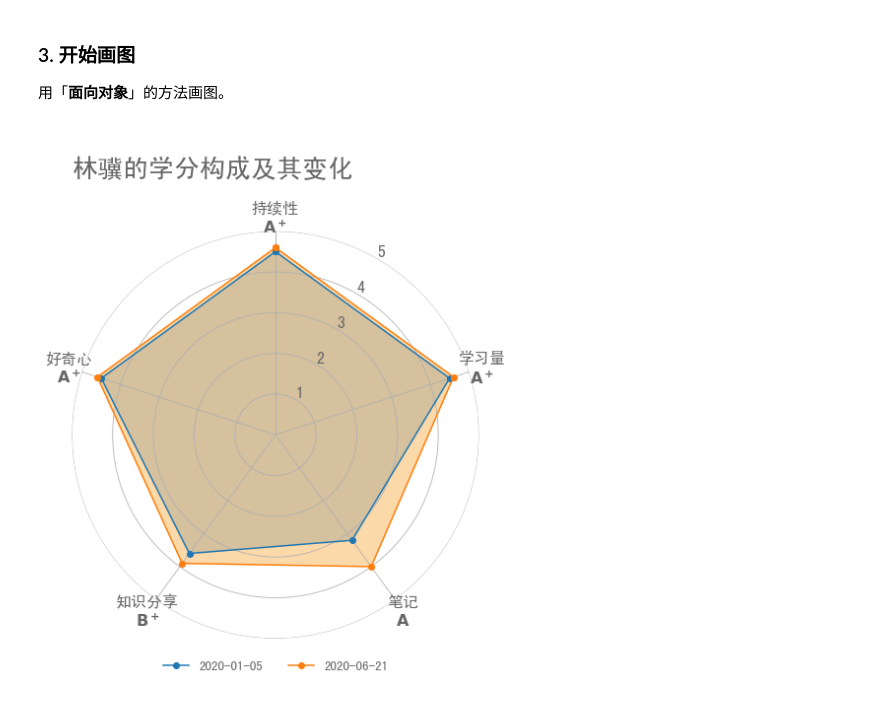
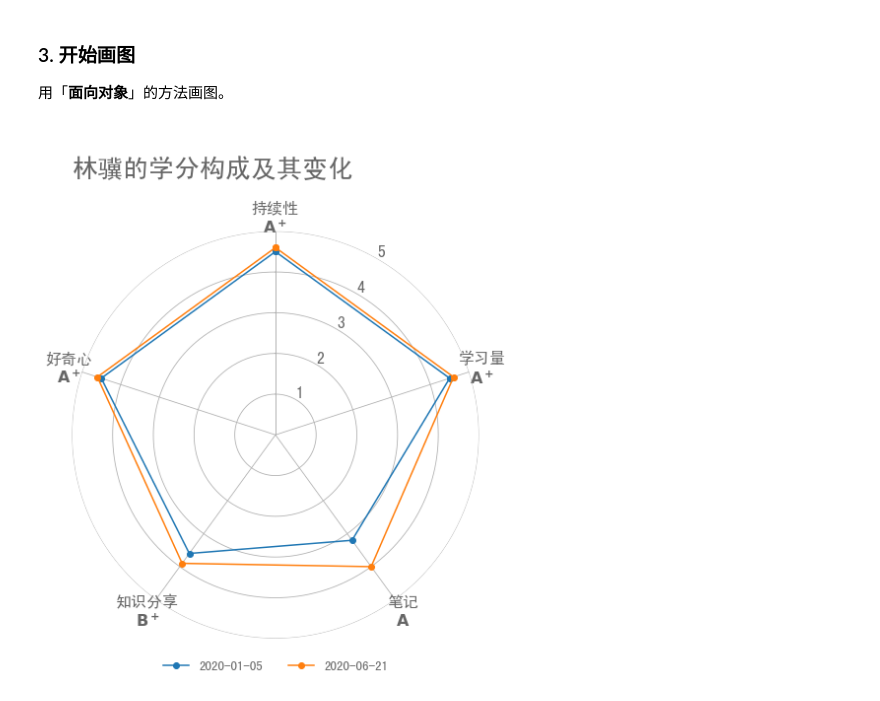
Before and after one commit to linjiwx/mp, a Jupyter notebook: 数据可视化/雷达图/用雷达图进行对比分析.ipynb, the cells around one changed output. Drawn from its saved outputs; the diff is of its cells as text; code cells hidden in the pictures.

```diff
--- a/数据可视化/雷达图/用雷达图进行对比分析.ipynb
+++ b/数据可视化/雷达图/用雷达图进行对比分析.ipynb
@@ -91,33 +91,33 @@ ax.set_thetagrids(angles*180/np.pi, labels=label)
 
 # 画雷达图，用顺时针显示
 ax.plot(angles, data0, 'o-', label=df.iloc[0, 0].strftime('%Y-%m-%d'))
 ax.plot(angles, data1, 'o-', label=df.iloc[1, 0].strftime('%Y-%m-%d'))
 
 # 设置极坐标 0° 的位置
 ax.set_theta_zero_location('N')
 
 # 设置显示的极径范围
 ax.set_rlim(0, 5)
 
 # 填充颜色
-ax.fill(angles, data0, facecolor=c['浅蓝色'], alpha=0.6)
-ax.fill(angles, data1, facecolor=c['浅橙色'], alpha=0.6)
+# ax.fill(angles, data0, facecolor=c['浅蓝色'], alpha=0.6)
+# ax.fill(angles, data1, facecolor=c['浅橙色'], alpha=0.6)
 
 # 设置极径标签，放在第一象限的中间位置
 ax.set_rlabel_position(360-360/len(data0)/2)
 
 # 设置图例显示的位置
 l = ax.legend(ncol=2, loc='lower center', frameon=False, borderaxespad=-3, fontsize=13)
 for text in l.get_texts():
     text.set_color(c['深灰色'])
 #     text.set_size(13)
 
 # 去掉最外围的黑圈
 ax.spines['polar'].set_visible(False)
 
 # 设置坐标标签字体大小和颜色
 ax.tick_params(labelsize=16, colors=c['深灰色'])
 
 plt.show()
 # %% [output]
-[figure, old version]
+[figure, new version]
```
Also changed, not shown: 25 other files.
